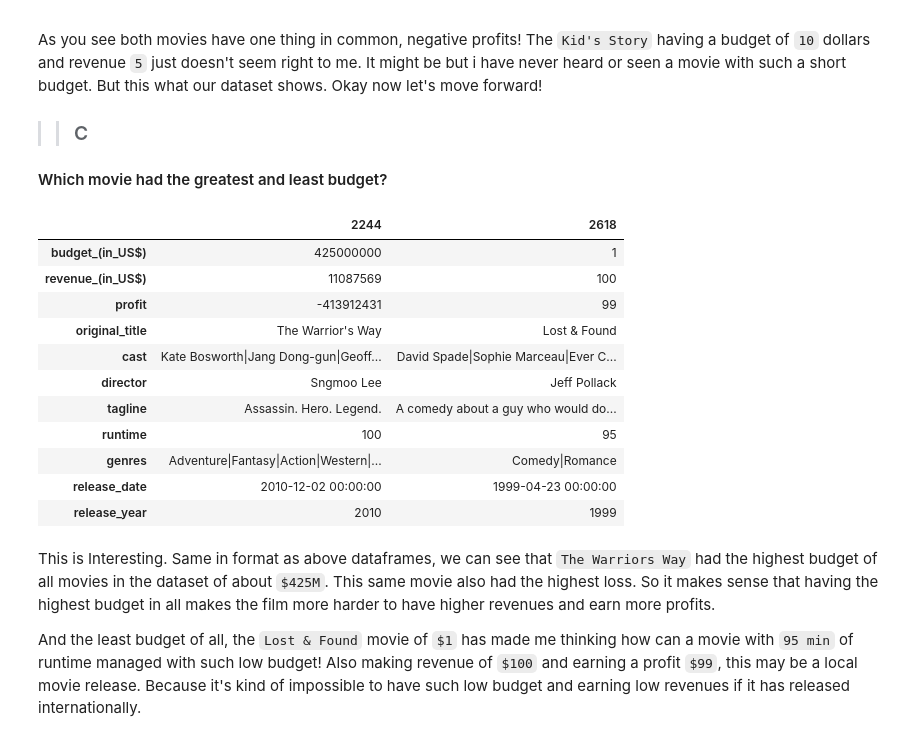
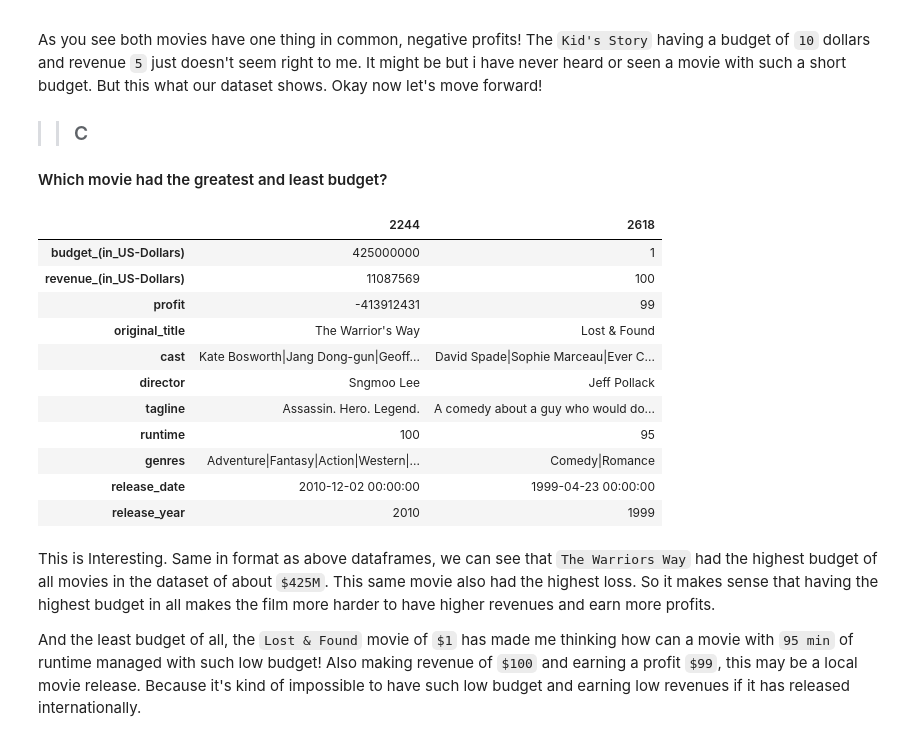
Before and after one commit to JuzerShakir/Investigate_TMDb_Movies, a Jupyter notebook: Investigating_Database.ipynb, the cells around one changed output. Cells and saved outputs as stored; diff of their text form; code cells hidden in the pictures.

```diff
--- a/Investigating_Database.ipynb
+++ b/Investigating_Database.ipynb
@@ -238,7 +238,7 @@ Now all columns are in the desired format.
 **Since the values in the column `'budget'` and `'revenue'` shows us in Currency of US (as assumed earlier), lets change the name of these columns for convenience.**
 # %%
 #rename function renames the columns, the key as being the old name and its value new name of it in form of dictionary.
-movie_data.rename(columns = {'budget' : 'budget_(in_US$)', 'revenue' : 'revenue_(in_US$)'}, inplace = True)
+movie_data.rename(columns = {'budget' : 'budget_(in_US-Dollars)', 'revenue' : 'revenue_(in_US-Dollars)'}, inplace = True)
 # %% [markdown]
 **Since now we have the columns, rows and format of the dataset in right way, its time to investigate the data for the questions asked.**
 <br>
@@ -257,7 +257,7 @@ movie_data.rename(columns = {'budget' : 'budget_(in_US$)', 'revenue' : 'revenue_
 #...and last but not least it takes the calculation values to output for specific column
 
 #To calculate profit of each movie, we need to substract the budget from the revenue of each movie
-movie_data.insert(2, 'profit', movie_data['revenue_(in_US$)'] - movie_data['budget_(in_US$)'])
+movie_data.insert(2, 'profit', movie_data['revenue_(in_US-Dollars)'] - movie_data['budget_(in_US-Dollars)'])
 
 #for just in case situations or for convenience, we change the data type to int
 movie_data['profit'] = movie_data['profit'].apply(np.int64)
@@ -357,11 +357,11 @@ As you see both movies have one thing in common, negative profits! The `Kid's St
 # %%
 #as our calculations seems to be same as previous one for different column, lets call the function by passing desired argument
 
-highest_lowest('budget_(in_US$)')
+highest_lowest('budget_(in_US-Dollars)')
 # %% [output]
 |  | 2244 | 2618 |
-| budget_(in_US$) | 425000000 | 1 |
-| revenue_(in_US$) | 11087569 | 100 |
+| budget_(in_US-Dollars) | 425000000 | 1 |
+| revenue_(in_US-Dollars) | 11087569 | 100 |
 | profit | -413912431 | 99 |
 | original_title | The Warrior's Way | Lost & Found |
 | cast | Kate Bosworth|Jang Dong-gun|Geoff... | David Spade|Sophie Marceau|Ever C... |
```
Also changed, not shown: parts of 7 cells of this notebook.
